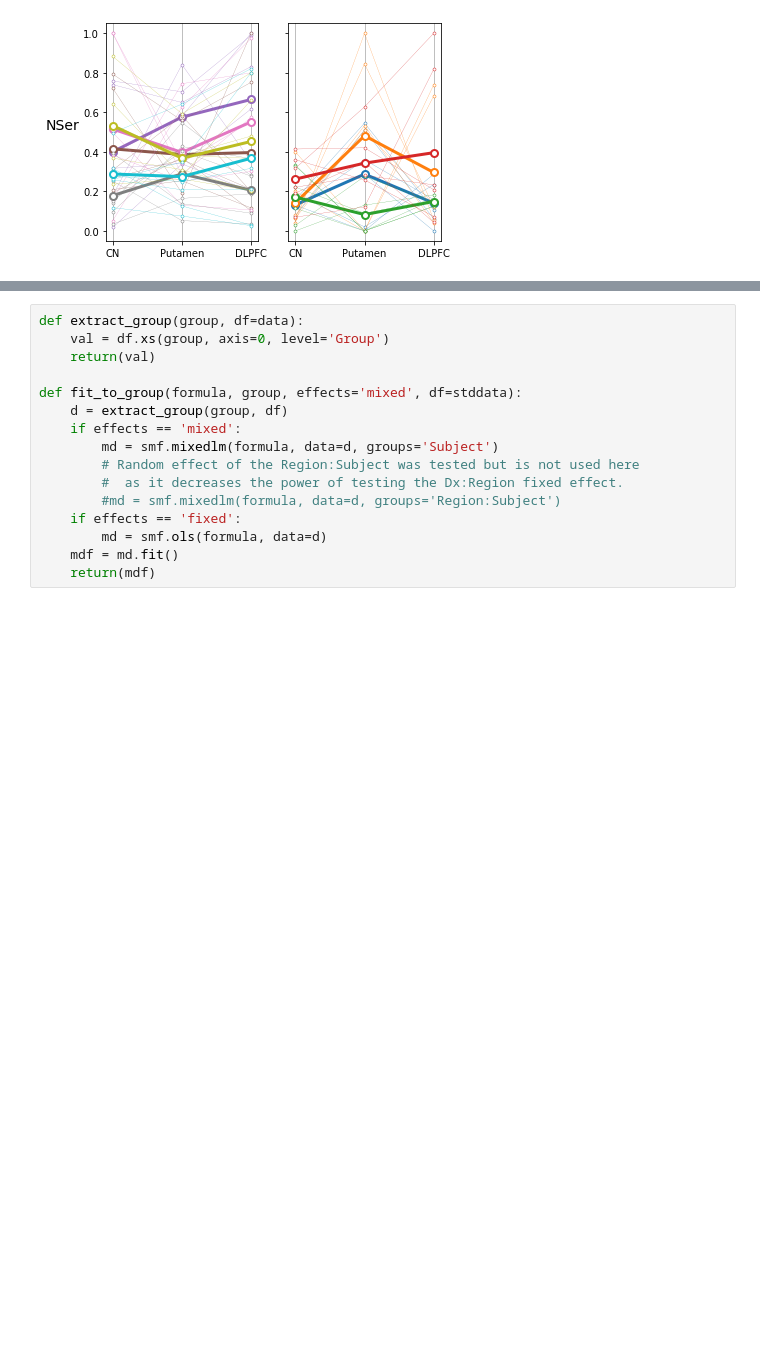
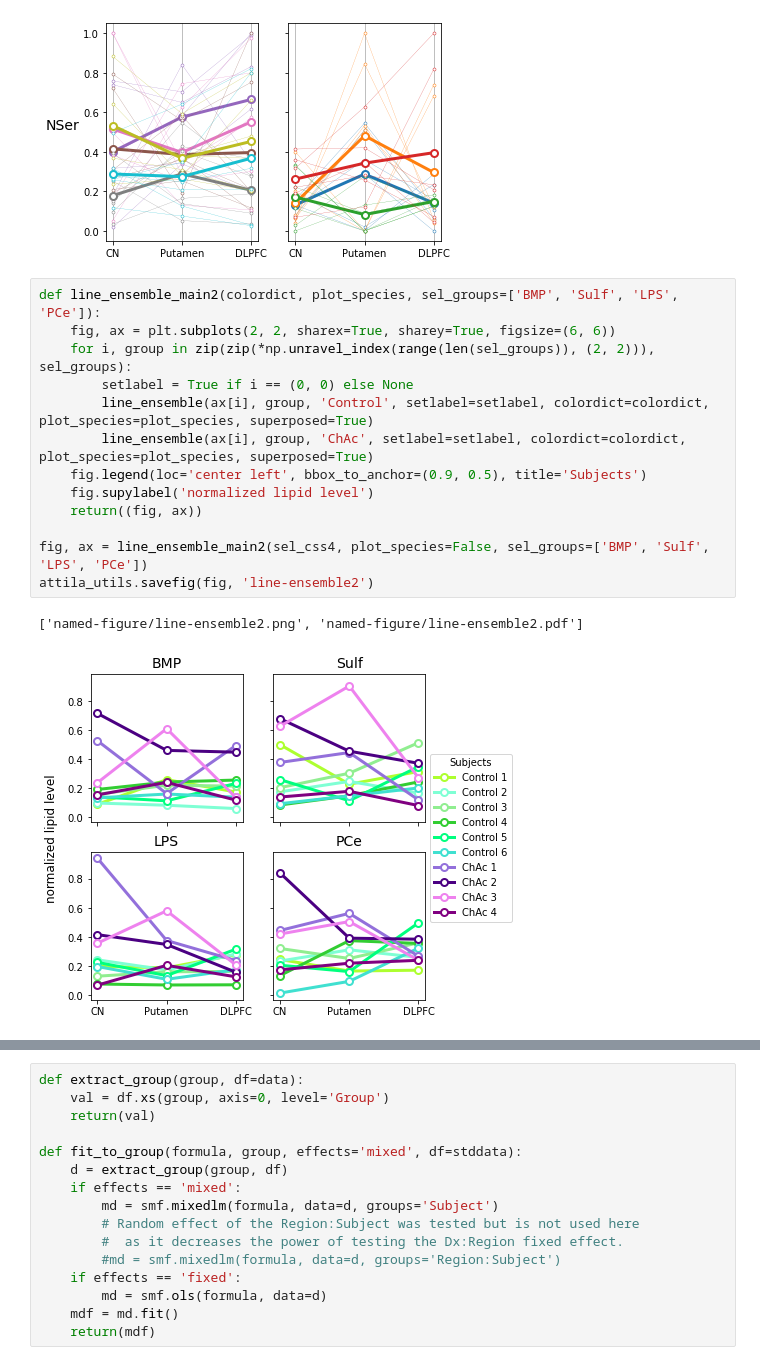
Before and after one commit to attilagk/Gabriel, a Jupyter notebook: notebooks/2022-09-04-mixed-models/2022-09-04-mixed-models.ipynb, the cells around one changed output, grey strips where cells are left out. Saved outputs shown, nothing was run; the diff lists cells and outputs as text; blank space fills up the shorter version.

```diff
--- a/notebooks/2022-09-04-mixed-models/2022-09-04-mixed-models.ipynb
+++ b/notebooks/2022-09-04-mixed-models/2022-09-04-mixed-models.ipynb
@@ -252,6 +254,22 @@ line_ensemble(ax[1], 'NSer', 'ChAc')
 # %% [output]
 <AxesSubplot:>
 [figure]
+# %%
+def line_ensemble_main2(colordict, plot_species, sel_groups=['BMP', 'Sulf', 'LPS', 'PCe']):
+    fig, ax = plt.subplots(2, 2, sharex=True, sharey=True, figsize=(6, 6))
+    for i, group in zip(zip(*np.unravel_index(range(len(sel_groups)), (2, 2))), sel_groups):
+        setlabel = True if i == (0, 0) else None
+        line_ensemble(ax[i], group, 'Control', setlabel=setlabel, colordict=colordict, plot_species=plot_species, superposed=True)
+        line_ensemble(ax[i], group, 'ChAc', setlabel=setlabel, colordict=colordict, plot_species=plot_species, superposed=True)
+    fig.legend(loc='center left', bbox_to_anchor=(0.9, 0.5), title='Subjects')
+    fig.supylabel('normalized lipid level')
+    return((fig, ax))
+
+fig, ax = line_ensemble_main2(sel_css4, plot_species=False, sel_groups=['BMP', 'Sulf', 'LPS', 'PCe'])
+attila_utils.savefig(fig, 'line-ensemble2')
+# %% [output]
+['named-figure/line-ensemble2.png', 'named-figure/line-ensemble2.pdf']
+[figure, added]
 # %% [markdown]
 ## Fitting linear fixed and mixed models
 
```
Also changed, not shown: parts of 18 cells of this notebook, 1 other file.
